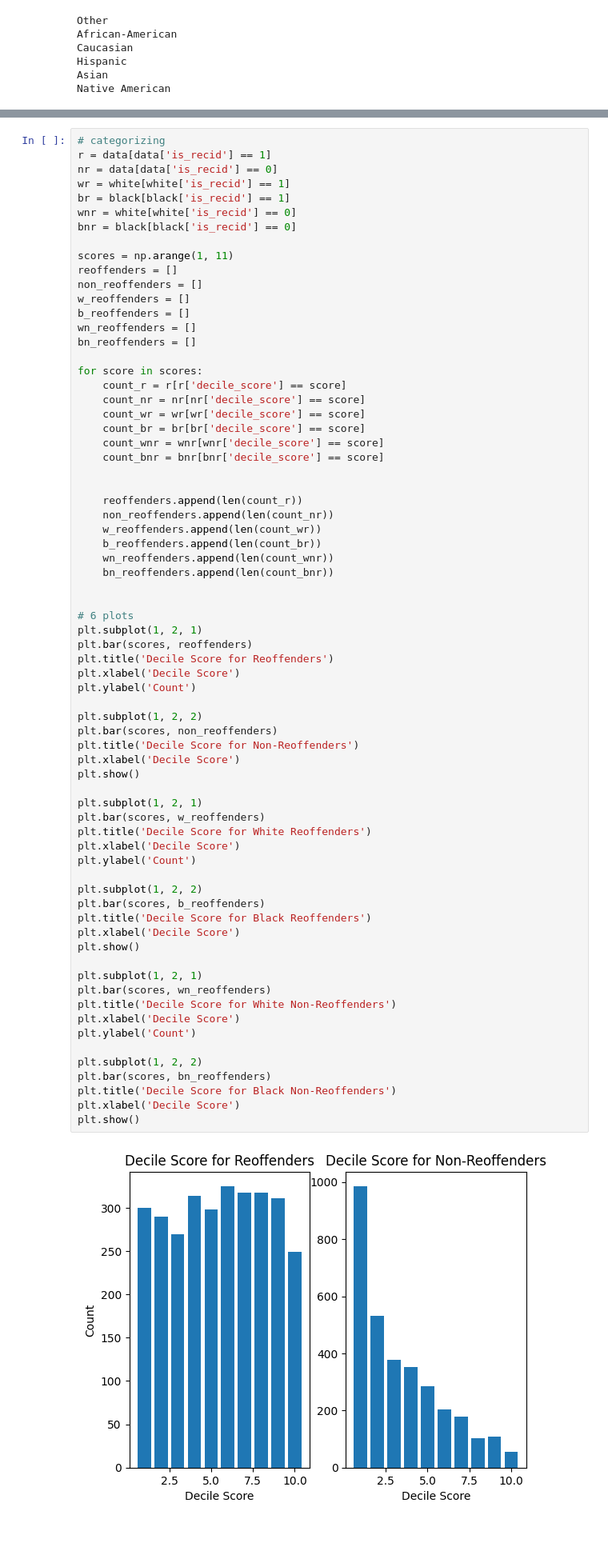
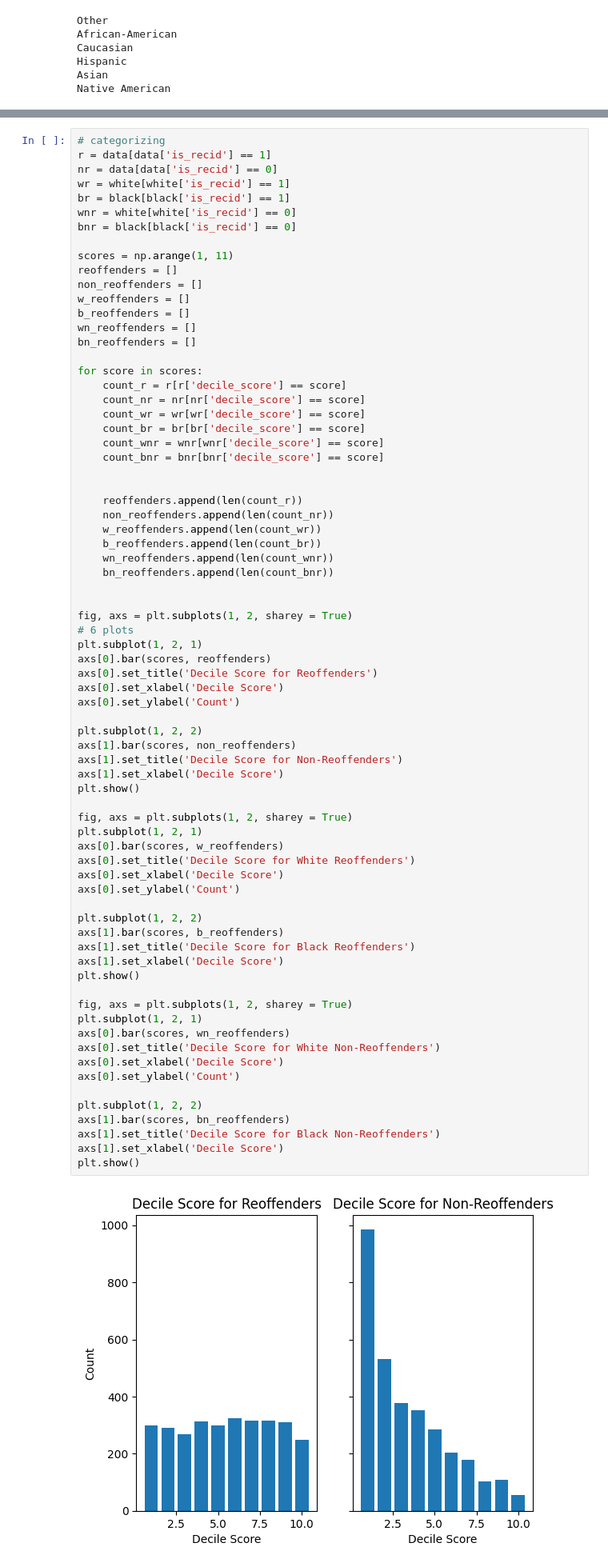
Before and after one commit to kajassandnes/HON2200_compas, a Jupyter notebook: compas.ipynb, the cells around one changed output, grey strips where cells are left out. Shown at 80% size. Drawn from its saved outputs; the diff is of its cells as text; blank space fills up the shorter version.

```diff
--- a/compas.ipynb
+++ b/compas.ipynb
@@ -232,52 +235,55 @@ for score in scores:
     count_wr = wr[wr['decile_score'] == score]
     count_br = br[br['decile_score'] == score]
     count_wnr = wnr[wnr['decile_score'] == score]
     count_bnr = bnr[bnr['decile_score'] == score]
 
 
     reoffenders.append(len(count_r))
     non_reoffenders.append(len(count_nr))
     w_reoffenders.append(len(count_wr))
     b_reoffenders.append(len(count_br))
     wn_reoffenders.append(len(count_wnr))
     bn_reoffenders.append(len(count_bnr))
 
 
+fig, axs = plt.subplots(1, 2, sharey = True)
 # 6 plots
 plt.subplot(1, 2, 1)
-plt.bar(scores, reoffenders)
-plt.title('Decile Score for Reoffenders')
-plt.xlabel('Decile Score')
-plt.ylabel('Count')
+axs[0].bar(scores, reoffenders)
+axs[0].set_title('Decile Score for Reoffenders')
+axs[0].set_xlabel('Decile Score')
+axs[0].set_ylabel('Count')
 
 plt.subplot(1, 2, 2)
-plt.bar(scores, non_reoffenders)
-plt.title('Decile Score for Non-Reoffenders')
-plt.xlabel('Decile Score')
+axs[1].bar(scores, non_reoffenders)
+axs[1].set_title('Decile Score for Non-Reoffenders')
+axs[1].set_xlabel('Decile Score')
 plt.show()
 
+fig, axs = plt.subplots(1, 2, sharey = True)
 plt.subplot(1, 2, 1)
-plt.bar(scores, w_reoffenders)
-plt.title('Decile Score for White Reoffenders')
-plt.xlabel('Decile Score')
-plt.ylabel('Count')
+axs[0].bar(scores, w_reoffenders)
+axs[0].set_title('Decile Score for White Reoffenders')
+axs[0].set_xlabel('Decile Score')
+axs[0].set_ylabel('Count')
 
 plt.subplot(1, 2, 2)
-plt.bar(scores, b_reoffenders)
-plt.title('Decile Score for Black Reoffenders')
-plt.xlabel('Decile Score')
+axs[1].bar(scores, b_reoffenders)
+axs[1].set_title('Decile Score for Black Reoffenders')
+axs[1].set_xlabel('Decile Score')
 plt.show()
 
+fig, axs = plt.subplots(1, 2, sharey = True)
 plt.subplot(1, 2, 1)
-plt.bar(scores, wn_reoffenders)
-plt.title('Decile Score for White Non-Reoffenders')
-plt.xlabel('Decile Score')
-plt.ylabel('Count')
+axs[0].bar(scores, wn_reoffenders)
+axs[0].set_title('Decile Score for White Non-Reoffenders')
+axs[0].set_xlabel('Decile Score')
+axs[0].set_ylabel('Count')
 
 plt.subplot(1, 2, 2)
-plt.bar(scores, bn_reoffenders)
-plt.title('Decile Score for Black Non-Reoffenders')
-plt.xlabel('Decile Score')
+axs[1].bar(scores, bn_reoffenders)
+axs[1].set_title('Decile Score for Black Non-Reoffenders')
+axs[1].set_xlabel('Decile Score')
 plt.show()
 # %% [output]
-[figure, old version]
+[figure, new version]
```
Also changed, not shown: parts of 10 cells of this notebook.
